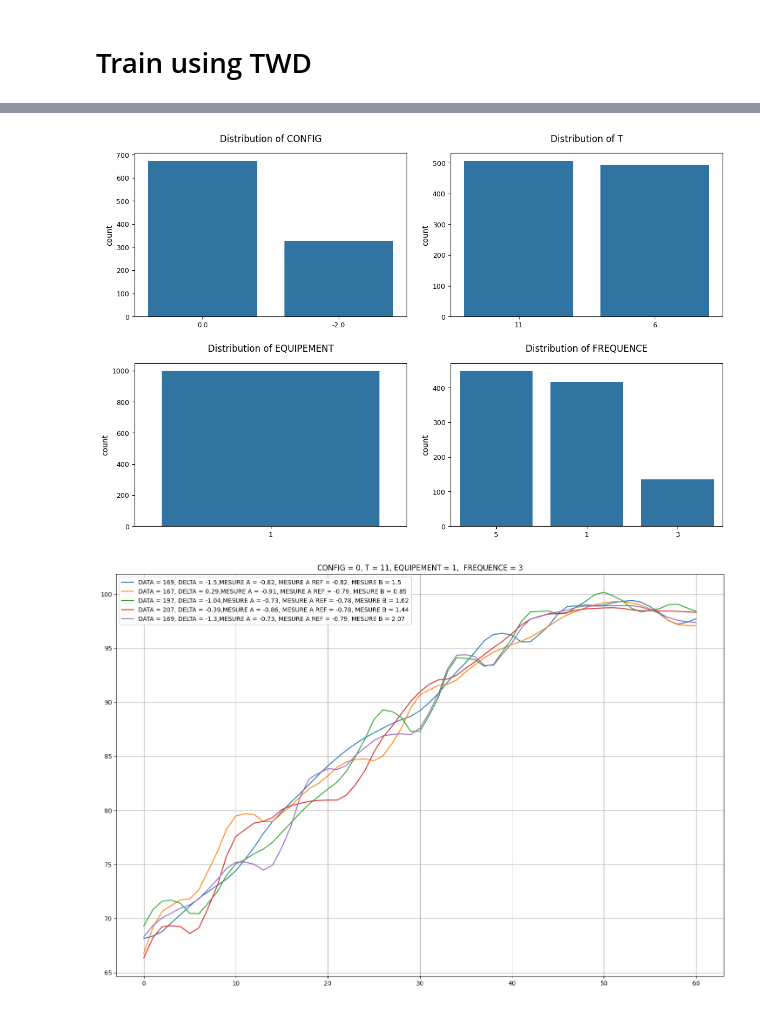
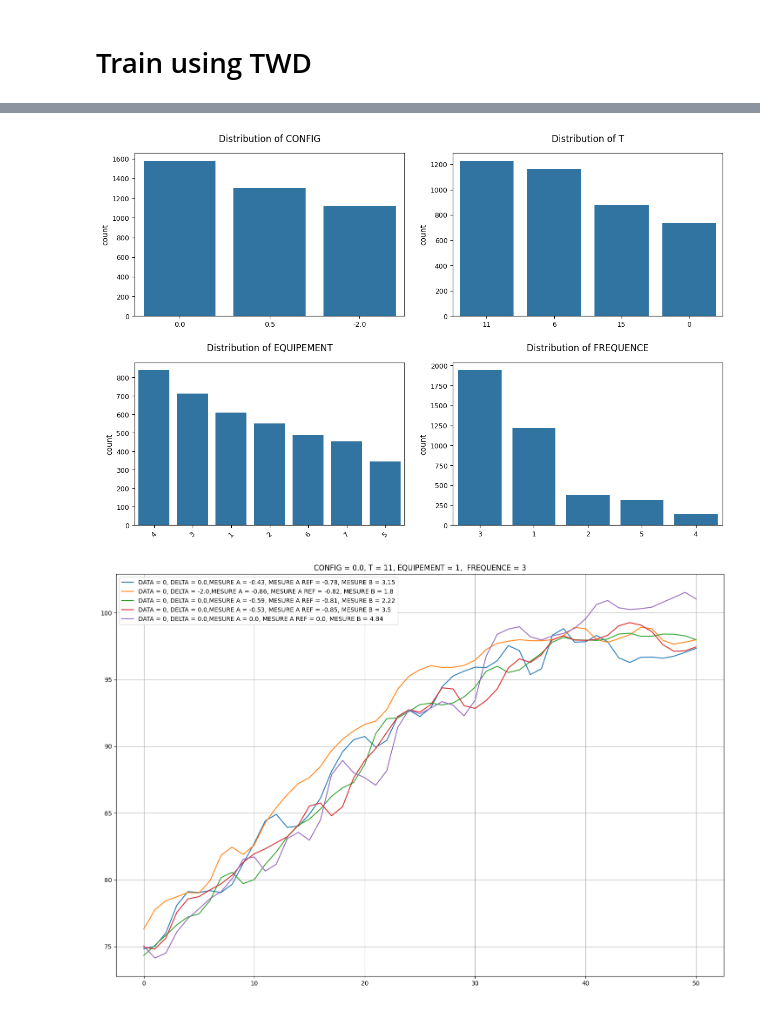
Before and after one commit to Anhquannnnnn/Data-Augmentation, a Jupyter notebook: TVAE.ipynb, the cells around one changed output, grey strips where cells are left out. Saved outputs shown, nothing was run; the diff lists cells and outputs as text; code cells hidden in the pictures.

```diff
--- a/TVAE.ipynb
+++ b/TVAE.ipynb
@@ -528,9 +538,9 @@ analyzer.plot_syn_data({
 # %% [markdown]
 # Train using TWD
 # %%
-trainable_data_ondelette = preprocessor.apply_wavelet_transform(cleaned_data = cleaned_data,cleaned_output =  cleaned_output, wavelet = 'db4', level = 2, threshold= 0.01)
+trainable_data_ondelette = preprocessor.apply_wavelet_transform(cleaned_data = cleaned_data,cleaned_output =  cleaned_output, wavelet = 'db4', level = 1)
 # %%
-tvae_twd = TVAE(compress_dims= (64,32,24,16), decompress_dims= (16,24,32,64),latent_dim=16,track= True, verbose= True, loss_factor= 0.1,batch_size=300)
-tvae_twd.fit(train_data= trainable_data_ondelette, discrete_columns= cat_cols, lr= 0.01, project="TVAE_TWD")
+tvae_twd = TVAE(compress_dims= (512,256), decompress_dims= (256,512),latent_dim=256 ,track= True, verbose= True, loss_factor= 0.1,batch_size=300)
+tvae_twd.fit(train_data= trainable_data_ondelette, discrete_columns= param_cols, lr= 0.01, project="TVAE_TWD")
 # %% [output]
 Tracking run with wandb version 0.19.6
@@ -583,21 +591,21 @@ Find logs at: .\wandb\run-20250505_230143-bk31fkpu\logs
 # %%
-n = 1000
-synthetic_data = tvae_twd.sample(n)
+n = 4000
+synthetic_data_twd = tvae_twd.sample(n)
 # %%
-output_inverse = preprocessor.inverse_wavelet_transform(df_all_coeffs = synthetic_data.iloc[:,9:], original_shape = (n, cleaned_output.shape[1]), wavelet='db4', level = 3, threshold= 0.01)
+output_inverse_twd = preprocessor.inverse_wavelet_transform(df_all_coeffs = synthetic_data_twd.iloc[:,9:], original_shape = (n, cleaned_output.shape[1]), wavelet='db4', level = 1)
 # %%
-synthetic_data = pd.concat([synthetic_data.iloc[:,:9], output_inverse], axis=1)
+synthetic_data_twd = pd.concat([synthetic_data_twd.iloc[:,:9], output_inverse_twd], axis=1)
 
-analyzer = DataAnalyzer(synthetic_data, numeric_columns = num_cols, categorical_columns= cat_cols)
+analyzer_twd = DataAnalyzer(synthetic_data_twd, numeric_columns = num_cols, categorical_columns= cat_cols)
 cat_plot = analyzer.plot_distributions_cat()
 # %% [output]
-[figure, old version]
+[figure, new version]
 # %%
-analyzer.plot_syn_data({
+analyzer_twd.plot_syn_data({
     "CONFIG" : 0,
     "T": 11,
     "EQUIPEMENT" : 1,
     "FREQUENCE" : 3
 })
 # %% [output]
-[figure, old version]
+[figure, new version]
```
Also changed, not shown: parts of 28 cells of this notebook, 10 other files.
